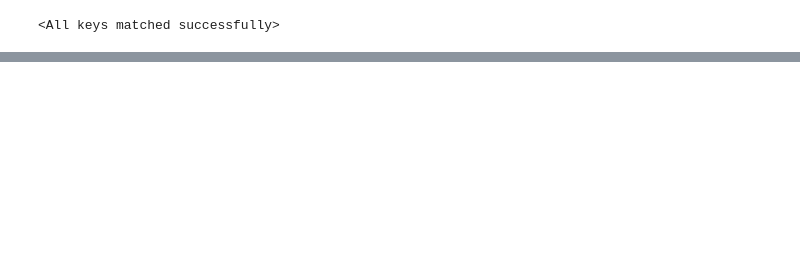
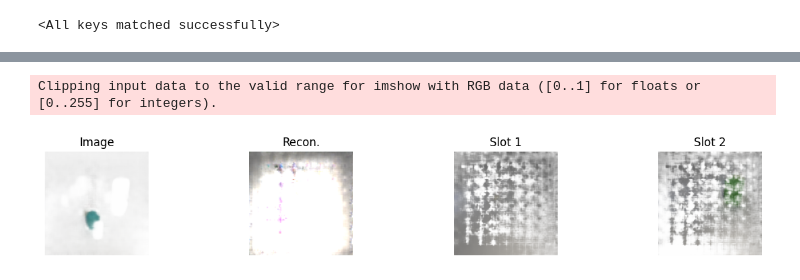
Before and after one commit to michael-psenka/vnl-testbed, a Jupyter notebook: pytorch/slot-attention-pytorch/eval.ipynb, the cells around one changed output, grey strips where cells are left out. Drawn from its saved outputs; the diff is of its cells as text; code cells hidden in the pictures; blank space fills up the shorter version.

```diff
--- a/pytorch/slot-attention-pytorch/eval.ipynb
+++ b/pytorch/slot-attention-pytorch/eval.ipynb
@@ -53,0 +138,15 @@ Clipping input data to the valid range for imshow with RGB data ([0..1] for floa
+# %%
+model = model.to(device)
+# Insert the background blended image
+# recons = recons.squeeze(0)
+print(recons.shape)
+i = 4
+image1 = recons[i] * masks[i] + (1 - masks[i])
+orig_image = image1
+print(recons.shape)
+plt.imshow(image1)
+print(image1.shape)
+image1 = torch.tensor(image1).unsqueeze(0).to(device)
+image1 = torch.reshape(image1, (1, 3, 128, 128))
+recon_combined, recons1, masks1, slots = model(image1)
+print(recon_combined.shape)
@@ -53,0 +159,26 @@ Clipping input data to the valid range for imshow with RGB data ([0..1] for floa
+# %%
+import matplotlib.pyplot as plt
+from PIL import Image as Image, ImageEnhance
+
+fig, ax = plt.subplots(1, num_slots + 2, figsize=(15, 2))
+recon_combined = recon_combined.squeeze(0)
+recons1 = recons1.squeeze(0)
+masks1 = masks1.squeeze(0)
+recon_combined = recon_combined.permute(1, 2, 0)
+recon_combined = recon_combined.cpu().detach().numpy()
+recons1 = recons1.cpu().detach().numpy()
+masks1 = masks1.cpu().detach().numpy()
+ax[0].imshow(orig_image)
+ax[0].set_title("Image")
+ax[1].imshow(recon_combined)
+ax[1].set_title("Recon.")
+for i in range(num_slots):
+    picture = recons[i] * masks1[i] + (1 - masks1[i])
+    ax[i + 2].imshow(picture)
+    ax[i + 2].set_title("Slot %s" % str(i + 1))
+for i in range(len(ax)):
+    ax[i].grid(False)
+    ax[i].axis("off")
+# %% [output]
+Clipping input data to the valid range for imshow with RGB data ([0..1] for floats or [0..255] for integers).
+[figure, added]
```
Also changed, not shown: parts of 10 cells of this notebook, 3 other files.
